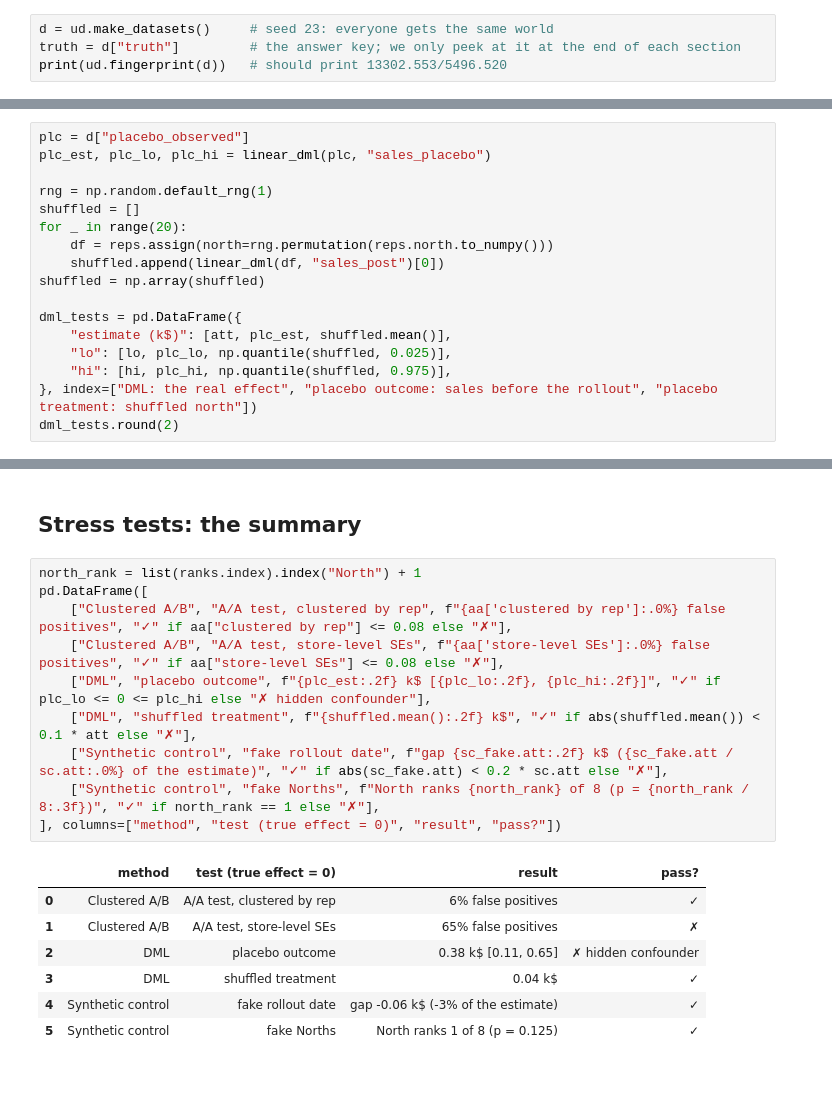
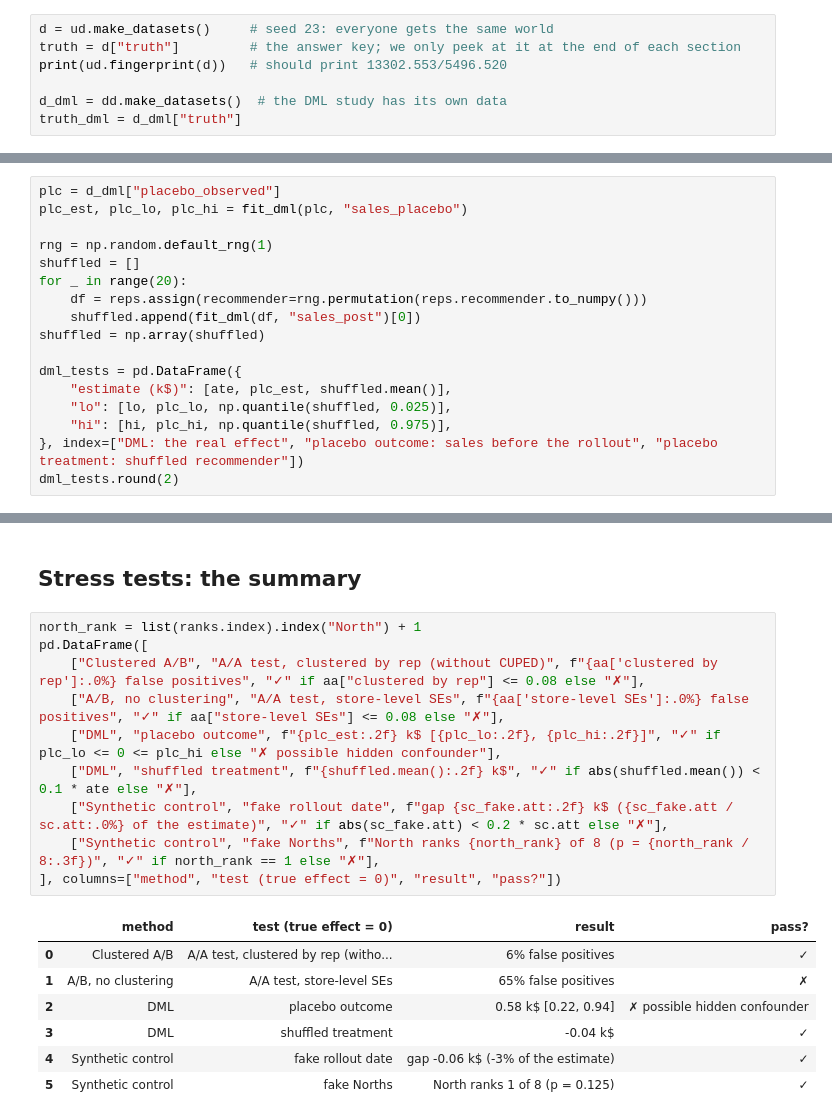
Before and after one commit to AlxndrMlk/talks-and-workshops, a Jupyter notebook: 2026-10--odsc-ai/05 - Triangulation.ipynb, the cells around one changed output, grey strips where cells are left out. Cells and saved outputs as stored; diff of their text form; blank space fills up the shorter version.

```diff
--- a/2026-10--odsc-ai/05 - Triangulation.ipynb
+++ b/2026-10--odsc-ai/05 - Triangulation.ipynb
@@ -37,6 +40,9 @@ plt.rcParams.update({"figure.figsize": (9, 4), "axes.spines.top": False, "axes.s
 d = ud.make_datasets()     # seed 23: everyone gets the same world
 truth = d["truth"]         # the answer key; we only peek at it at the end of each section
 print(ud.fingerprint(d))   # should print 13302.553/5496.520
+
+d_dml = dd.make_datasets()  # the DML study has its own data
+truth_dml = d_dml["truth"]
 # %% [output]
 13302.553/5496.520
 # %% [markdown]
@@ -158,19 +164,19 @@ Run DML where the answer must be zero:
 # %%
-plc = d["placebo_observed"]
-plc_est, plc_lo, plc_hi = linear_dml(plc, "sales_placebo")
+plc = d_dml["placebo_observed"]
+plc_est, plc_lo, plc_hi = fit_dml(plc, "sales_placebo")
 
 rng = np.random.default_rng(1)
 shuffled = []
 for _ in range(20):
-    df = reps.assign(north=rng.permutation(reps.north.to_numpy()))
-    shuffled.append(linear_dml(df, "sales_post")[0])
+    df = reps.assign(recommender=rng.permutation(reps.recommender.to_numpy()))
+    shuffled.append(fit_dml(df, "sales_post")[0])
 shuffled = np.array(shuffled)
 
 dml_tests = pd.DataFrame({
-    "estimate (k$)": [att, plc_est, shuffled.mean()],
+    "estimate (k$)": [ate, plc_est, shuffled.mean()],
     "lo": [lo, plc_lo, np.quantile(shuffled, 0.025)],
     "hi": [hi, plc_hi, np.quantile(shuffled, 0.975)],
-}, index=["DML: the real effect", "placebo outcome: sales before the rollout", "placebo treatment: shuffled north"])
+}, index=["DML: the real effect", "placebo outcome: sales before the rollout", "placebo treatment: shuffled recommender"])
 dml_tests.round(2)
 # %% [output]
 |  | estimate (k$) | lo | hi |
@@ -267,19 +273,19 @@ dtype: float64
 # %%
 north_rank = list(ranks.index).index("North") + 1
 pd.DataFrame([
-    ["Clustered A/B", "A/A test, clustered by rep", f"{aa['clustered by rep']:.0%} false positives", "✓" if aa["clustered by rep"] <= 0.08 else "✗"],
-    ["Clustered A/B", "A/A test, store-level SEs", f"{aa['store-level SEs']:.0%} false positives", "✓" if aa["store-level SEs"] <= 0.08 else "✗"],
-    ["DML", "placebo outcome", f"{plc_est:.2f} k$ [{plc_lo:.2f}, {plc_hi:.2f}]", "✓" if plc_lo <= 0 <= plc_hi else "✗ hidden confounder"],
-    ["DML", "shuffled treatment", f"{shuffled.mean():.2f} k$", "✓" if abs(shuffled.mean()) < 0.1 * att else "✗"],
+    ["Clustered A/B", "A/A test, clustered by rep (without CUPED)", f"{aa['clustered by rep']:.0%} false positives", "✓" if aa["clustered by rep"] <= 0.08 else "✗"],
+    ["A/B, no clustering", "A/A test, store-level SEs", f"{aa['store-level SEs']:.0%} false positives", "✓" if aa["store-level SEs"] <= 0.08 else "✗"],
+    ["DML", "placebo outcome", f"{plc_est:.2f} k$ [{plc_lo:.2f}, {plc_hi:.2f}]", "✓" if plc_lo <= 0 <= plc_hi else "✗ possible hidden confounder"],
+    ["DML", "shuffled treatment", f"{shuffled.mean():.2f} k$", "✓" if abs(shuffled.mean()) < 0.1 * ate else "✗"],
     ["Synthetic control", "fake rollout date", f"gap {sc_fake.att:.2f} k$ ({sc_fake.att / sc.att:.0%} of the estimate)", "✓" if abs(sc_fake.att) < 0.2 * sc.att else "✗"],
     ["Synthetic control", "fake Norths", f"North ranks {north_rank} of 8 (p = {north_rank / 8:.3f})", "✓" if north_rank == 1 else "✗"],
 ], columns=["method", "test (true effect = 0)", "result", "pass?"])
 # %% [output]
 |  | method | test (true effect = 0) | result | pass? |
-| 0 | Clustered A/B | A/A test, clustered by rep | 6% false positives | ✓ |
-| 1 | Clustered A/B | A/A test, store-level SEs | 65% false positives | ✗ |
-| 2 | DML | placebo outcome | 0.38 k$ [0.11, 0.65] | ✗ hidden confounder |
-| 3 | DML | shuffled treatment | 0.04 k$ | ✓ |
+| 0 | Clustered A/B | A/A test, clustered by rep (witho... | 6% false positives | ✓ |
+| 1 | A/B, no clustering | A/A test, store-level SEs | 65% false positives | ✗ |
+| 2 | DML | placebo outcome | 0.58 k$ [0.22, 0.94] | ✗ possible hidden confounder |
+| 3 | DML | shuffled treatment | -0.04 k$ | ✓ |
 | 4 | Synthetic control | fake rollout date | gap -0.06 k$ (-3% of the estimate) | ✓ |
 | 5 | Synthetic control | fake Norths | North ranks 1 of 8 (p = 0.125) | ✓ |
 # %% [markdown]
```
Also changed, not shown: parts of 16 cells of this notebook, 1 other file.
